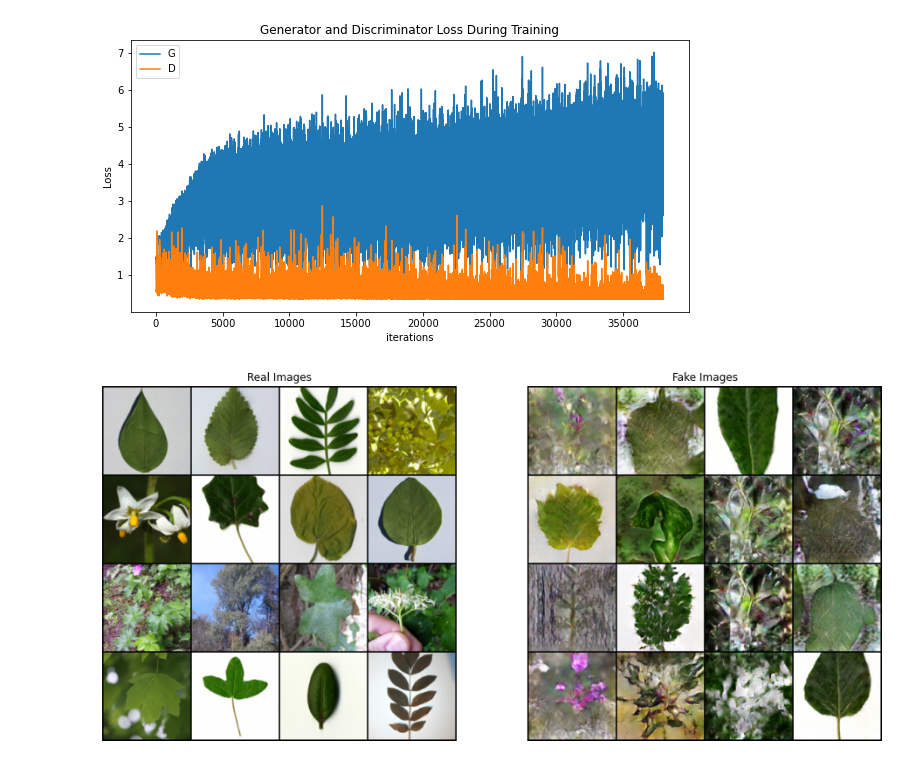
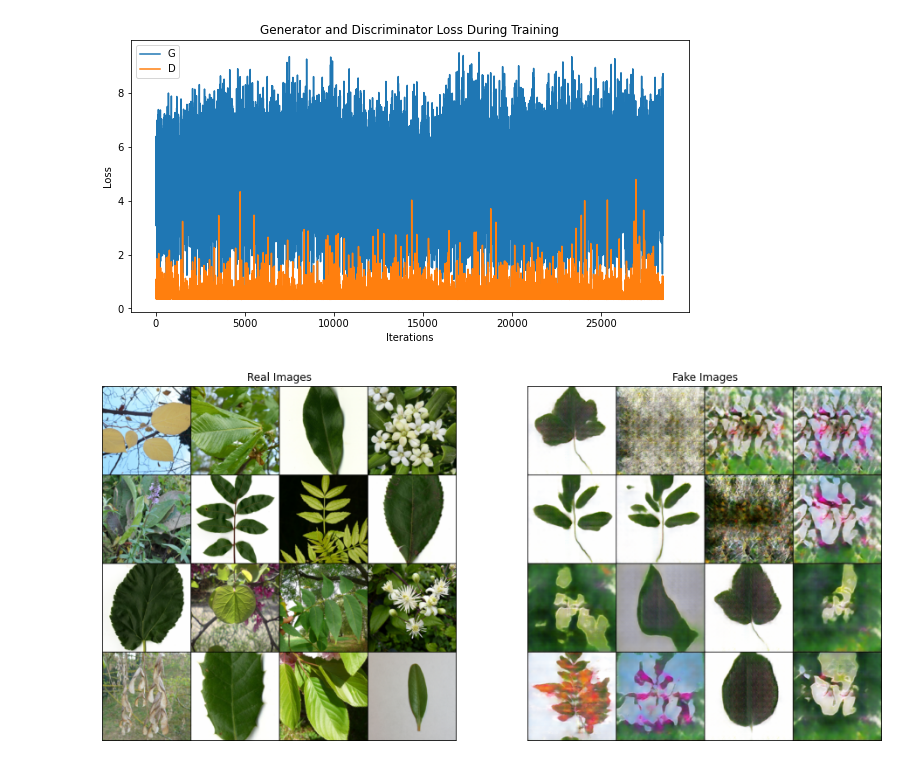
Before and after one commit to lorentzj/garden, a Jupyter notebook: train.ipynb, the cells around one changed output. Cells and saved outputs as stored; diff of their text form; code cells hidden in the pictures.

```diff
--- a/train.ipynb
+++ b/train.ipynb
@@ -12,7 +12,7 @@ import torchvision.utils as tvutils
 
 import gan_model_definitions
 # %%
-image_size = 128
+image_size = 256
 image_content_types = ['Leaf', 'Flower', 'Entire', 'Fruit', 'Stem']
 
 class ImageDataset(torch.utils.data.Dataset):
@@ -127,10 +127,10 @@ def create_noise():
     ), dim = 1).float()
 # %%
 # Learning rate for G optimizer
-g_lr = 0.0001
+g_lr = 0.0004
 
 # Learning rate for D optimizer
-d_lr = 0.0002
+d_lr = 0.0008
 
 # Beta1 hyperparam for Adam optimizers
 beta1 = 0.7
@@ -150,7 +150,7 @@ fake_label = 0.
 optimizerD = torch.optim.Adam(netD.parameters(), lr = g_lr, betas = (beta1, 0.999))
 optimizerG = torch.optim.Adam(netG.parameters(), lr = d_lr, betas = (beta1, 0.999))
 # %%
-num_epochs = 200
+num_epochs = 150
 
 # Training Loop
 
@@ -262,14 +262,14 @@ for epoch in range(num_epochs):
 # %%
 plt.figure(figsize = (10, 5))
 plt.title("Generator and Discriminator Loss During Training")
-plt.plot(G_losses,label="G")
-plt.plot(D_losses,label="D")
-plt.xlabel("iterations")
+plt.plot(G_losses, label = "G")
+plt.plot(D_losses, label = "D")
+plt.xlabel("Iterations")
 plt.ylabel("Loss")
 plt.legend()
 plt.show()
 # %% [output]
-[figure, old version]
+[figure, new version]
 # %%
 # Grab a batch of real images from the dataloader
 real_batch = next(iter(dataloader))
@@ -295,5 +295,5 @@ plt.imshow(np.transpose(
 
 plt.show()
 # %% [output]
-[figure, old version]
+[figure, new version]
 # %%
```
Also changed, not shown: parts of 5 cells of this notebook, 3 other files.
